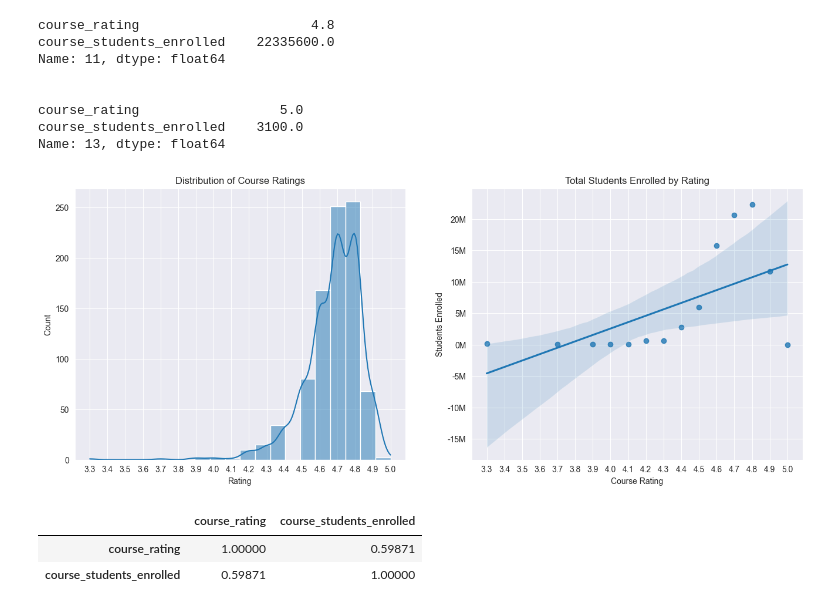
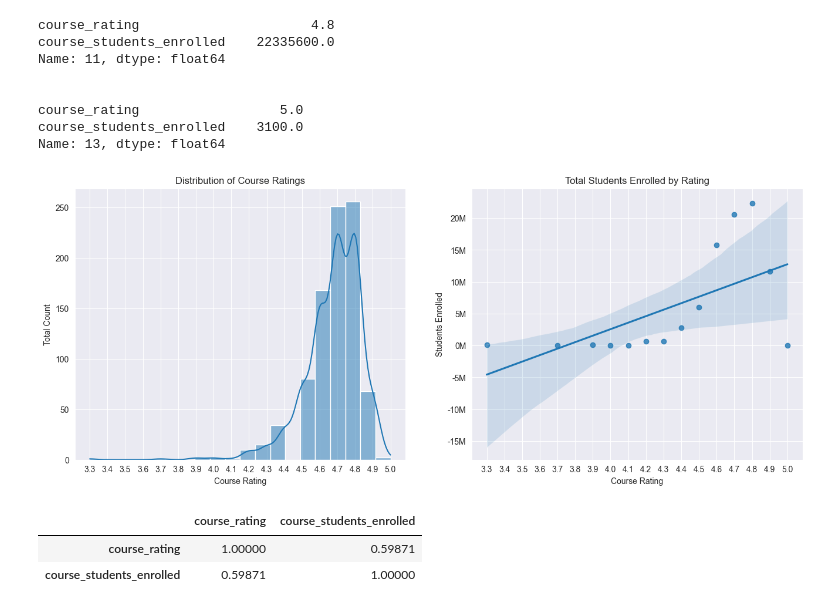
Before and after one commit to Rauzis/datavisual, a Jupyter notebook: Datavisual.ipynb, the cells around one changed output. Saved outputs shown, nothing was run; the diff lists cells and outputs as text; code cells hidden in the pictures.

```diff
--- a/Datavisual.ipynb
+++ b/Datavisual.ipynb
@@ -217,24 +217,24 @@ Name: 13, dtype: float64
 # %%
 fig, axes = plt.subplots(1, 2, figsize=(16, 6))
 
 # First plot
 sns.histplot(data=df, x='course_rating', bins=20, kde=True, ax=axes[0])
-axes[0].set_title('Distribution of Course Ratings')
-axes[0].set_xlabel('Rating')
-axes[0].set_ylabel('Count')
+axes[0].set_title("Distribution of Course Ratings")
+axes[0].set_xlabel("Course Rating")
+axes[0].set_ylabel("Total Count")
 axes[0].set_xticks(np.arange(3.3, 5.1, 0.1))
 
 # Second plot
 sns.regplot(data=enroll_rating, y='course_students_enrolled', x='course_rating', ax=axes[1])
 axes[1].set_title("Total Students Enrolled by Rating")
 axes[1].set_xlabel("Course Rating")
 axes[1].set_ylabel("Students Enrolled")
 plt.xticks(np.arange(3.3, 5.1, 0.1))
 
 plt.gca().yaxis.set_major_formatter(FuncFormatter(lambda x, _: f"{x/1e6:.0f}M"))
 plt.show()
 # %% [output]
-[figure, old version]
+[figure, new version]
 # %%
 enroll_rating.corr()
 # %% [output]
```
Also changed, not shown: parts of 2 cells of this notebook.
